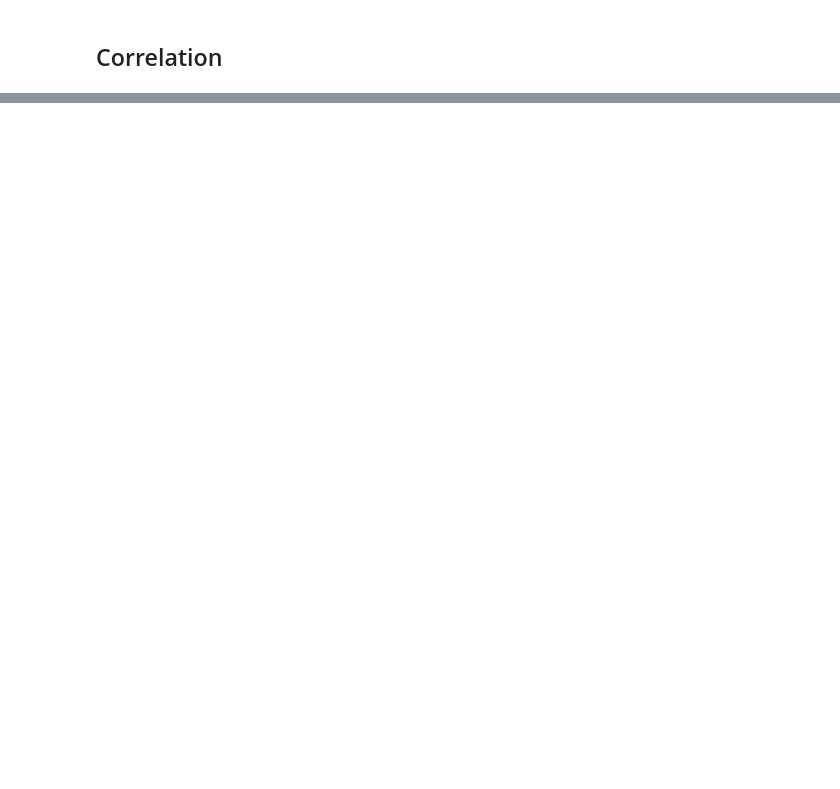
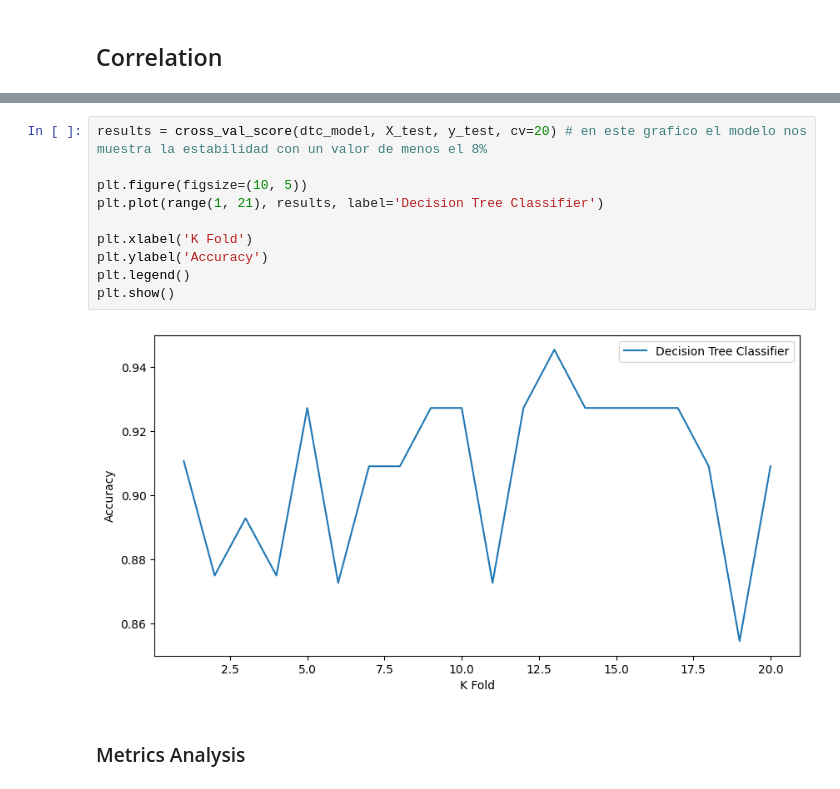
Before and after one commit to ptoledoc7/Prueba, a Jupyter notebook: Trabajo_final.ipynb, the cells around one changed output, grey strips where cells are left out. Saved outputs shown, nothing was run; the diff lists cells and outputs as text; blank space fills up the shorter version.

```diff
--- a/Trabajo_final.ipynb
+++ b/Trabajo_final.ipynb
@@ -761,0 +851,14 @@ plt.show()
+# %%
+results = cross_val_score(dtc_model, X_test, y_test, cv=20) # en este grafico el modelo nos muestra la estabilidad con un valor de menos el 8%
+
+plt.figure(figsize=(10, 5))
+plt.plot(range(1, 21), results, label='Decision Tree Classifier')
+
+plt.xlabel('K Fold')
+plt.ylabel('Accuracy')
+plt.legend()
+plt.show()
+# %% [output]
+[figure, added]
+# %% [markdown]
+### Metrics Analysis
```
Also changed, not shown: parts of 63 cells of this notebook.
